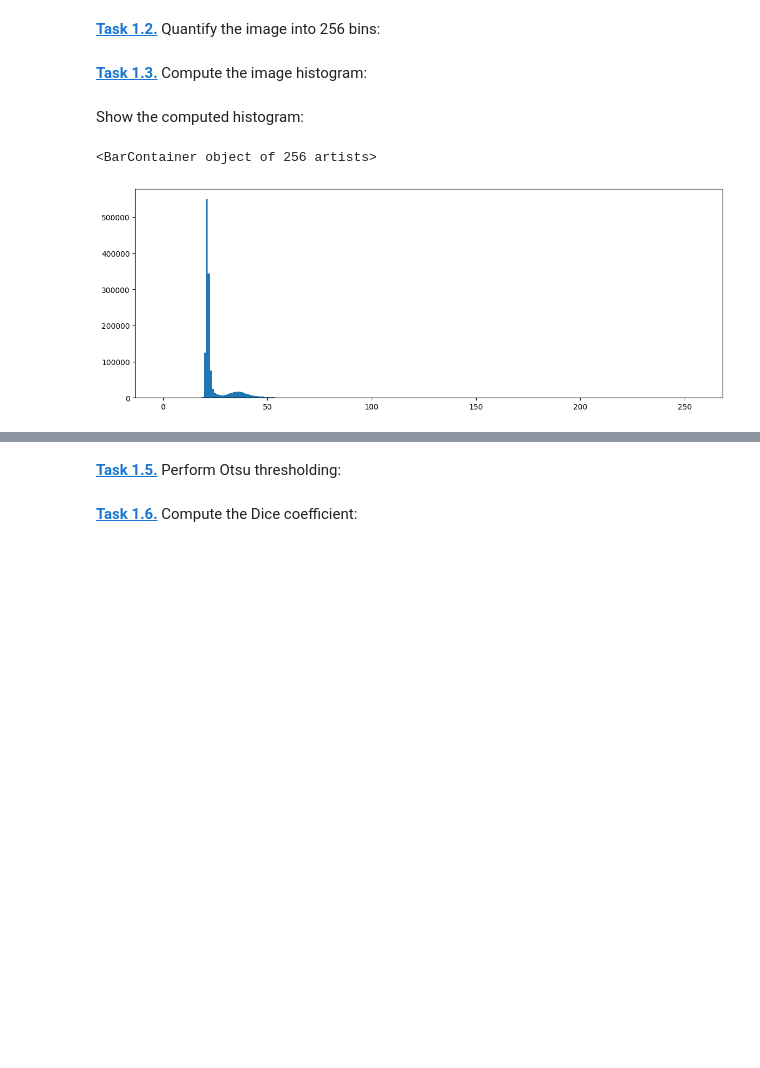
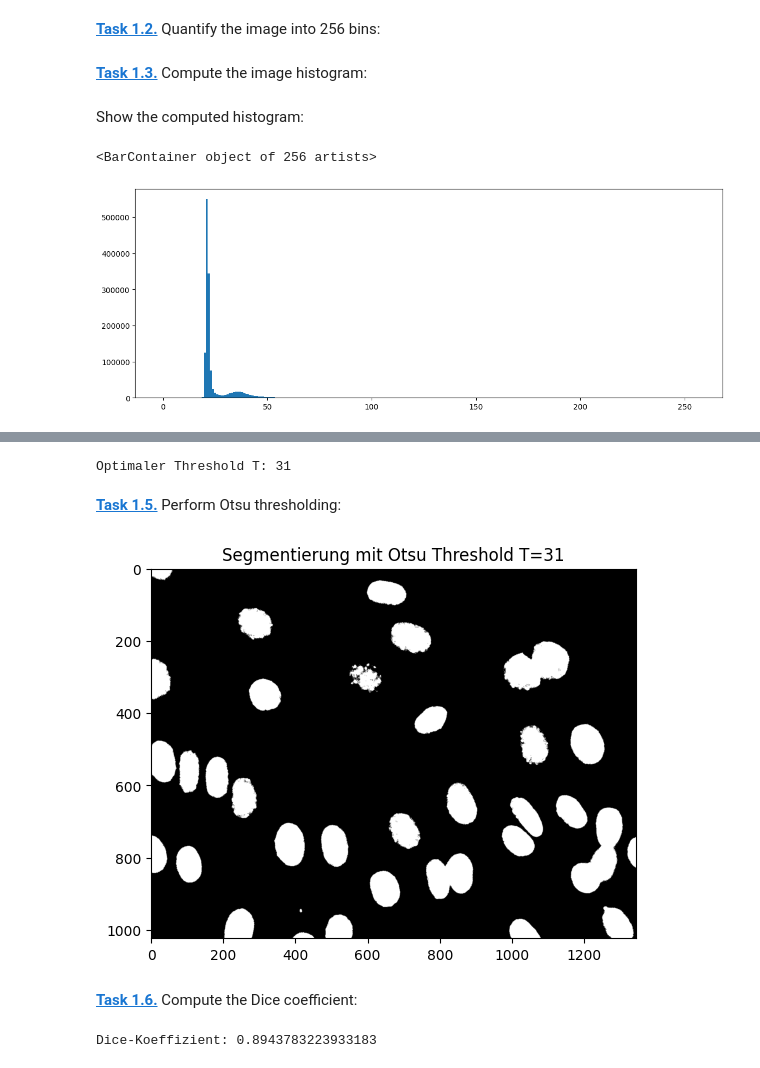
Before and after one commit to DaSch314/mobi-fs5-python, a Jupyter notebook: otsu.ipynb, the cells around one changed output, grey strips where cells are left out. Drawn from its saved outputs; the diff is of its cells as text; code cells hidden in the pictures; blank space fills up the shorter version.

```diff
--- a/otsu.ipynb
+++ b/otsu.ipynb
@@ -70,4 +41,60 @@ Optimaler Schwellenwert T: 31
+# %%
+
+optimal_T = 0
+min_cost = np.inf  # damit jeder erste  threshhold. wert kleiner ist aks np.inf
+
+# durch gehen aller threshholds
+for T in range(1, 256):
+
+    #class 1
+    class1_pixels = img8[img8 < T]
+    n1 = len(class1_pixels)
+
+    #class 2
+    class2_pixels = img8[img8 >= T]
+    n2 = len(class2_pixels)
+
+    # verhindern dass eine klasse leer und somit alle werte in der anderen sind
+    if n1 == 0 or n2 == 0:
+        continue
+
+    #means
+    mu1 = np.mean(class1_pixels)
+    mu2 = np.mean(class2_pixels)
+
+    #varianzen
+    var1 = np.var(class1_pixels)
+    var2 = np.var(class2_pixels)
+
+    # otsu formel (1) aus assigments
+    cost_T = n1 * var1 + n2 * var2
+
+    # --- Minimalen Wert finden ---
+    if cost_T < min_cost:
+        min_cost = cost_T
+        optimal_T = T
+
+print("Optimaler Threshold T:", optimal_T)
+# %% [output]
+Optimaler Threshold T: 31
 # %% [markdown]
 **[Task 1.5.]()** Perform Otsu thresholding:
+# %%
+binary_img = (img8 >= optimal_T).astype(np.uint8) * 255
+
+plt.imshow(binary_img, cmap='gray')
+plt.title("Segmentierung mit Otsu Threshold T=" + str(optimal_T))
+plt.show()
+# %% [output]
+[figure, added]
 # %% [markdown]
 **[Task 1.6.]()** Compute the Dice coefficient:
+# %%
+bin_bool = binary_img > 0
+gt_bool = plt.imread("data/NIH3T3/gt/0.png") > 0
+
+dice = 2 * np.sum(bin_bool & gt_bool) / (np.sum(bin_bool) + np.sum(gt_bool))
+
+print("Dice-Koeffizient:", dice)
+# %% [output]
+Dice-Koeffizient: 0.8943783223933183
```
Also changed, not shown: parts of 3 cells of this notebook.
